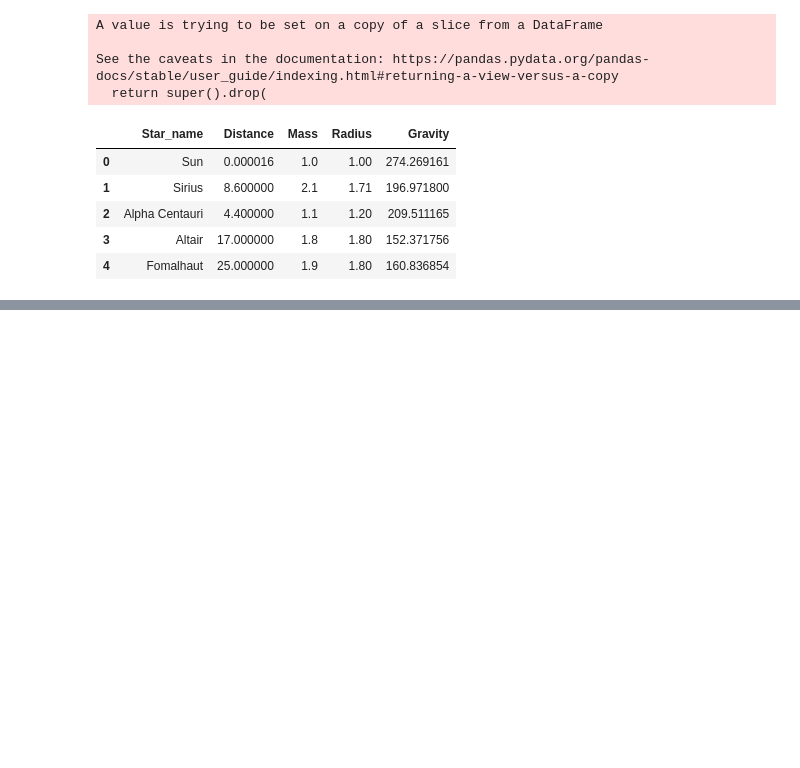
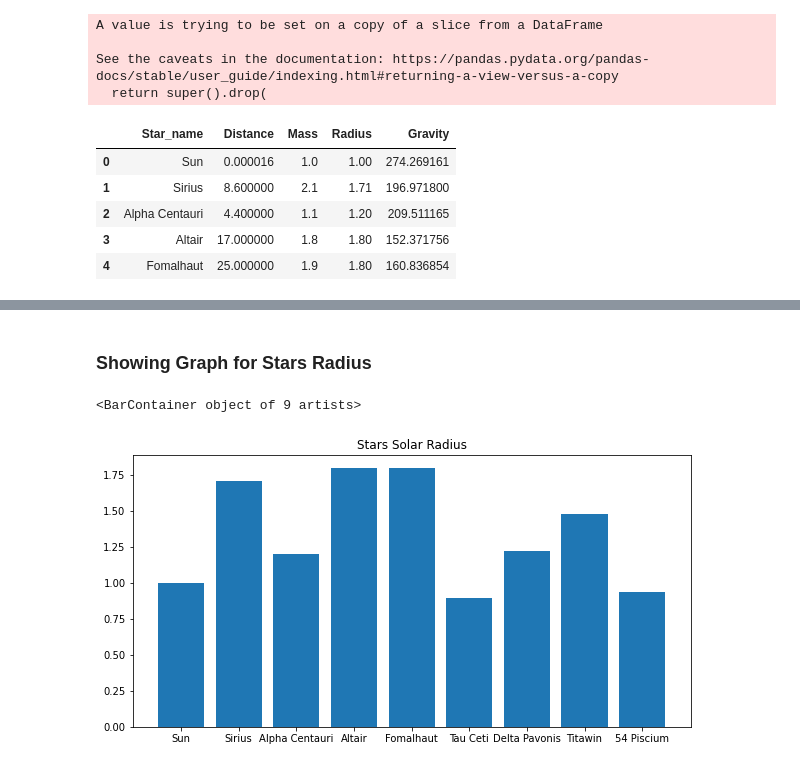
Before and after one commit to YamiAtem/Stars, a Jupyter notebook: notebook.ipynb, the cells around one changed output, grey strips where cells are left out. Drawn from its saved outputs; the diff is of its cells as text; code cells hidden in the pictures; blank space fills up the shorter version.

```diff
--- a/notebook.ipynb
+++ b/notebook.ipynb
@@ -173,0 +196,9 @@ See the caveats in the documentation: https://pandas.pydata.org/pandas-docs/stab
+# %% [markdown]
+### Showing Graph for Stars Radius
+# %%
+plt.figure(figsize=(10, 5))
+plt.title("Stars Solar Radius")
+plt.bar(name[0:9], radius[0:9])
+# %% [output]
+<BarContainer object of 9 artists>
+[figure, added]
```
Also changed, not shown: parts of 9 cells of this notebook.
